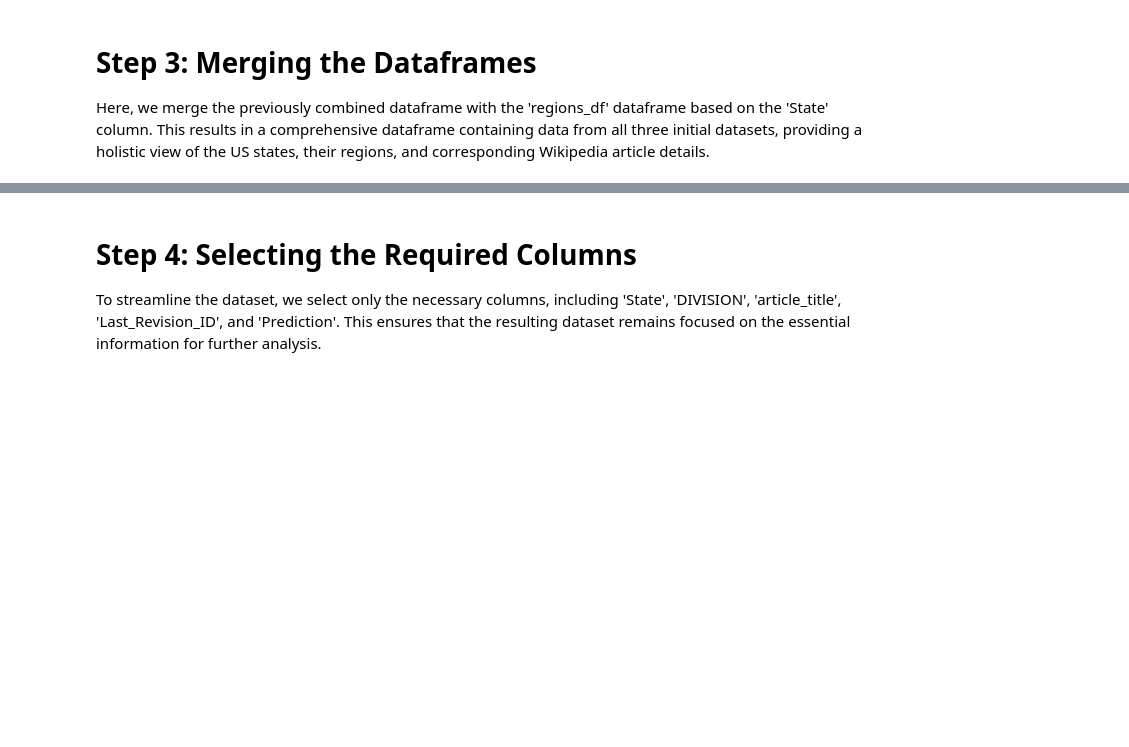
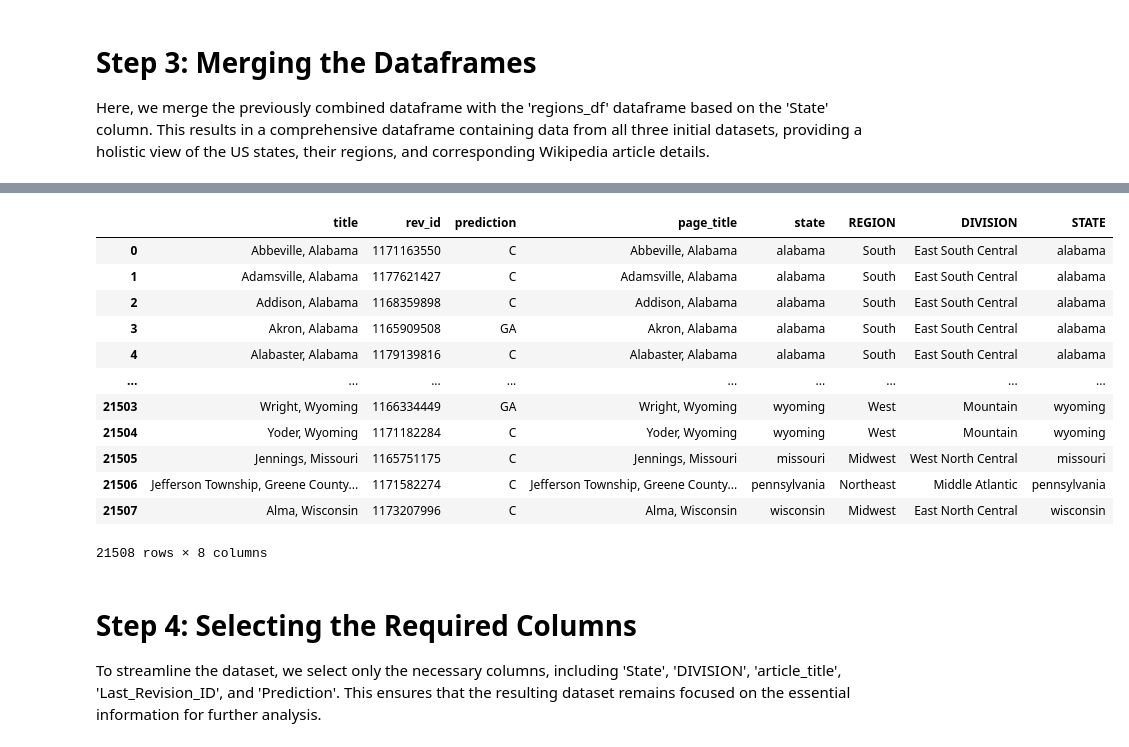
Before and after one commit to Ishank09/data-512-homework_2, a Jupyter notebook: src/data_merge.ipynb, the cells around one changed output, grey strips where cells are left out. Cells and saved outputs as stored; diff of their text form; code cells hidden in the pictures; blank space fills up the shorter version.

```diff
--- a/src/data_merge.ipynb
+++ b/src/data_merge.ipynb
@@ -19,0 +41,6 @@ regions_df = pd.read_excel('../data/US States by Region - US Census Bureau.xlsx'
+# %%
+# Assuming 'common_key_column' is the column based on which you want to identify unique rows
+ores_df.drop_duplicates(subset='title', keep='first', inplace=True)
+cities_df.drop_duplicates(subset='page_title', keep='first', inplace=True)
+
+ores_df
@@ -22,7 +63,7 @@ regions_df = pd.read_excel('../data/US States by Region - US Census Bureau.xlsx'
 This step involves necessary data preprocessing tasks. We extract the 'State' column from the 'us_cities_by_state_SEPT.2023.csv' dataset. Additionally, we merge the 'ores_df' and 'cities_df' dataframes to combine relevant information from both datasets.
 # %%
 ## Extracting the 'State' column from the cities dataframe
-cities_df = cities_df[['page_title', 'State']]
+cities_df = cities_df[['page_title', 'state']]
 
 ## Merging the 'ores_df' and 'cities_df' on the 'Title' and 'page_title' columns
-merged_df = pd.merge(ores_df, cities_df, left_on='Title', right_on='page_title', how='inner')
+merged_df = pd.merge(ores_df, cities_df, left_on='title', right_on='page_title', how='left')
@@ -29,3 +86,18 @@ merged_df = pd.merge(ores_df, cities_df, left_on='Title', right_on='page_title',
 # %% [markdown]
 # Step 3: Merging the Dataframes
 Here, we merge the previously combined dataframe with the 'regions_df' dataframe based on the 'State' column. This results in a comprehensive dataframe containing data from all three initial datasets, providing a holistic view of the US states, their regions, and corresponding Wikipedia article details.
+# %%
+## Merging the 'merged_df' and 'regions_df' on the 'State' column
+# Preprocessing the 'final_df' dataframe for standardizing state values
+final_df['state'] = merged_df['state'].str.strip().str.lower()
+
+# Filling the NaN values in the 'REGION' and 'DIVISION' columns with the last valid observation
+regions_df['REGION'] = regions_df['REGION'].fillna(method='ffill')
+regions_df['DIVISION'] = regions_df['DIVISION'].fillna(method='ffill')
+
+# Preprocessing the 'regions_df' dataframe for standardizing state values and formatting the divisions
+regions_df['STATE'] = regions_df['STATE'].str.strip().str.lower()
+regions_df['DIVISION'] = regions_df['DIVISION'].apply(lambda x: x.strip() if isinstance(x, str) else x)
+
+
+regions_df
@@ -32,6 +123,26 @@ Here, we merge the previously combined dataframe with the 'regions_df' dataframe
 # %%
-## Merging the 'merged_df' and 'regions_df' on the 'State' column
-final_df = pd.merge(merged_df, regions_df, left_on='State', right_on='STATE', how='inner')
+
+merged_df['state'] = merged_df['state'].str.lower()
+regions_df['STATE'] = regions_df['STATE'].str.lower()
+
+# Merging the 'final_df' and 'regions_df' on the 'state' column
+final_df = pd.merge(merged_df, regions_df, left_on='state', right_on='STATE', how='left')
+
+final_df
+# %% [output]
+|  | title | rev_id | prediction | page_title | state | REGION | DIVISION | STATE |
+| 0 | Abbeville, Alabama | 1171163550 | C | Abbeville, Alabama | alabama | South | East South Central | alabama |
+| 1 | Adamsville, Alabama | 1177621427 | C | Adamsville, Alabama | alabama | South | East South Central | alabama |
+| 2 | Addison, Alabama | 1168359898 | C | Addison, Alabama | alabama | South | East South Central | alabama |
+| 3 | Akron, Alabama | 1165909508 | GA | Akron, Alabama | alabama | South | East South Central | alabama |
+| 4 | Alabaster, Alabama | 1179139816 | C | Alabaster, Alabama | alabama | South | East South Central | alabama |
+| ... | ... | ... | ... | ... | ... | ... | ... | ... |
+| 21503 | Wright, Wyoming | 1166334449 | GA | Wright, Wyoming | wyoming | West | Mountain | wyoming |
+| 21504 | Yoder, Wyoming | 1171182284 | C | Yoder, Wyoming | wyoming | West | Mountain | wyoming |
+| 21505 | Jennings, Missouri | 1165751175 | C | Jennings, Missouri | missouri | Midwest | West North Central | missouri |
+| 21506 | Jefferson Township, Greene County... | 1171582274 | C | Jefferson Township, Greene County... | pennsylvania | Northeast | Middle Atlantic | pennsylvania |
+| 21507 | Alma, Wisconsin | 1173207996 | C | Alma, Wisconsin | wisconsin | Midwest | East North Central | wisconsin |
+21508 rows × 8 columns
 # %% [markdown]
 # Step 4: Selecting the Required Columns
 To streamline the dataset, we select only the necessary columns, including 'State', 'DIVISION', 'article_title', 'Last_Revision_ID', and 'Prediction'. This ensures that the resulting dataset remains focused on the essential information for further analysis.
```
Also changed, not shown: parts of 15 cells of this notebook, 6 other files.
